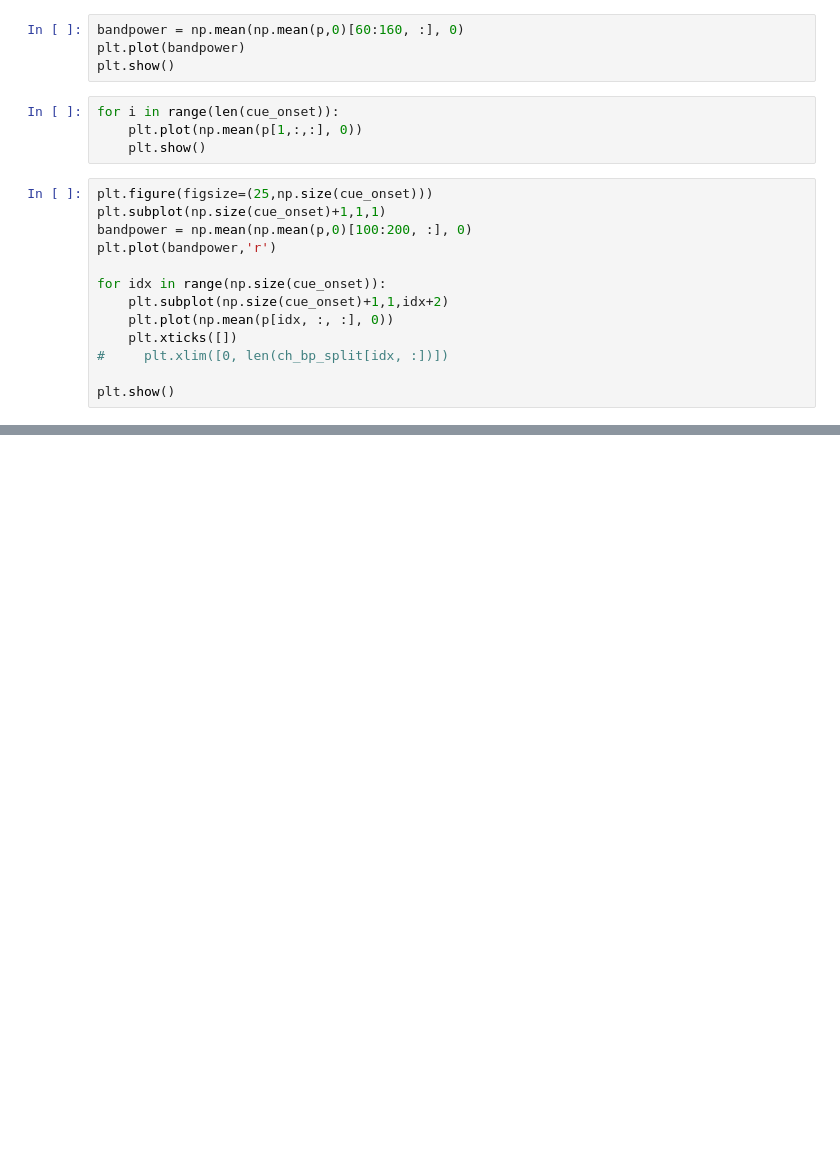
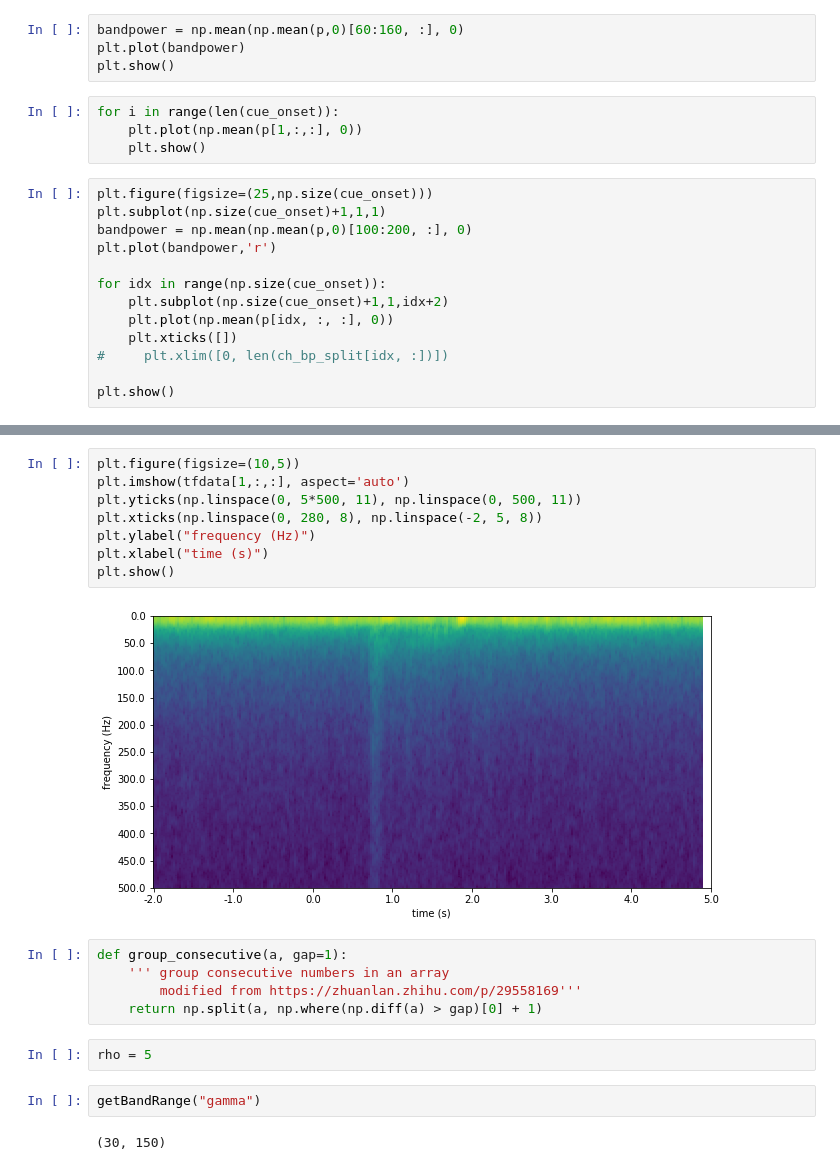
Before and after one commit to ZhangJiayiLab/EEG-Analysis, a Jupyter notebook: entrain.ipynb, the cells around one changed output, grey strips where cells are left out. Saved outputs shown, nothing was run; the diff lists cells and outputs as text; blank space fills up the shorter version.

```diff
--- a/entrain.ipynb
+++ b/entrain.ipynb
@@ -250,0 +235,21 @@ plt.show()
+# %%
+plt.figure(figsize=(10,5))
+plt.imshow(tfdata[1,:,:], aspect='auto')
+plt.yticks(np.linspace(0, 5*500, 11), np.linspace(0, 500, 11))
+plt.xticks(np.linspace(0, 280, 8), np.linspace(-2, 5, 8))
+plt.ylabel("frequency (Hz)")
+plt.xlabel("time (s)")
+plt.show()
+# %% [output]
+[figure, added]
+# %%
+def group_consecutive(a, gap=1):
+    ''' group consecutive numbers in an array
+        modified from https://zhuanlan.zhihu.com/p/29558169'''
+    return np.split(a, np.where(np.diff(a) > gap)[0] + 1)
+# %%
+rho = 5
+# %%
+getBandRange("gamma")
+# %% [output]
+(30, 150)
```
Also changed, not shown: parts of 18 cells of this notebook, 15 other files.
